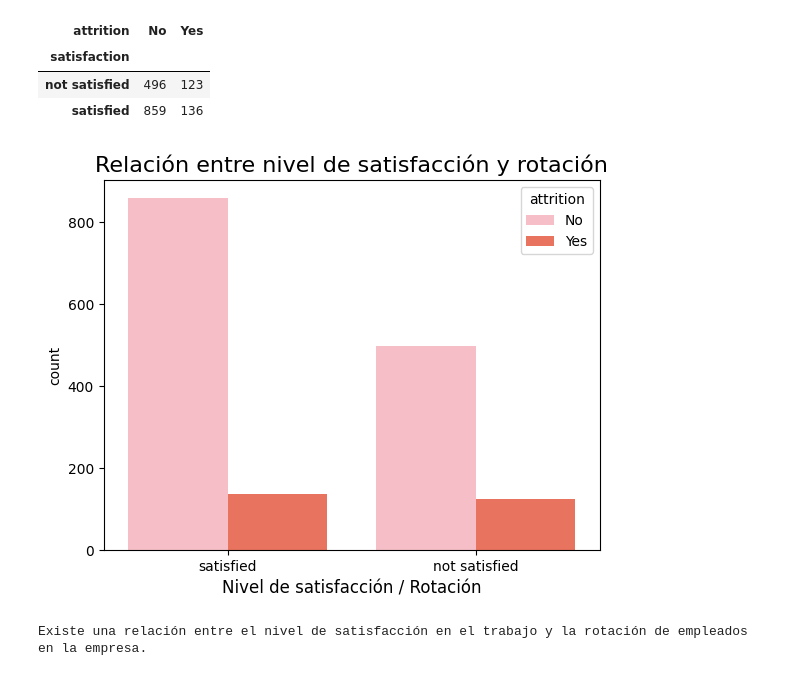
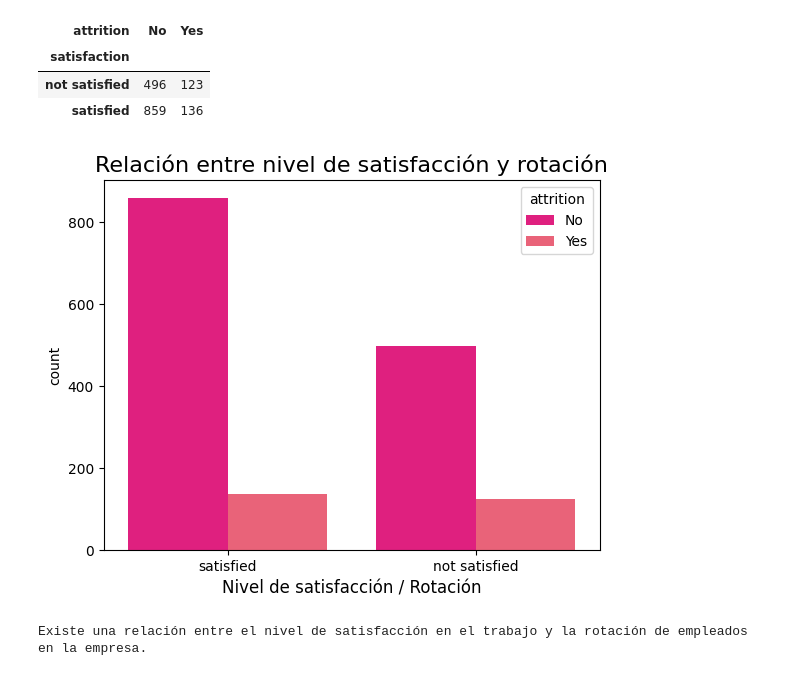
Before and after one commit to FiSaRaff/project-da-promo-k-modulo-3-team-2, a Jupyter notebook: notebooks/ab_testing.ipynb, the cells around one changed output. Cells and saved outputs as stored; diff of their text form; code cells hidden in the pictures.

```diff
--- a/notebooks/ab_testing.ipynb
+++ b/notebooks/ab_testing.ipynb
@@ -53,18 +53,20 @@ tabla_contingencia
 | satisfaction |  |  |
 | not satisfied | 496 | 123 |
 | satisfied | 859 | 136 |
+# %%
+colores = ["#FF007F", "#FF4D6A", "#FF1C45", "#FF0000", "#E50000"]
 # %%
 # Crear el gráfico de barras
-plot = sns.countplot(x="satisfaction", data=df, hue='attrition', palette=['#FFB6C1', '#FF6347'])
+plot = sns.countplot(x="satisfaction", data=df, hue='attrition', palette=colores)
 
 # Títulos y etiquetas
 plot.set_title("Relación entre nivel de satisfacción y rotación", fontsize=16)
 plot.set_xlabel("Nivel de satisfacción / Rotación", fontsize=12)
 
 # Mostrar el gráfico
 plt.show()
 # %% [output]
-[figure, old version]
+[figure, new version]
 # %%
 '''Confirmar si nos quedamos con la H0 o la H1. En este caso calculamos el chi2 al tratarse de variables categóricas (proporciones).'''
 
```
Also changed, not shown: parts of 4 cells of this notebook.
